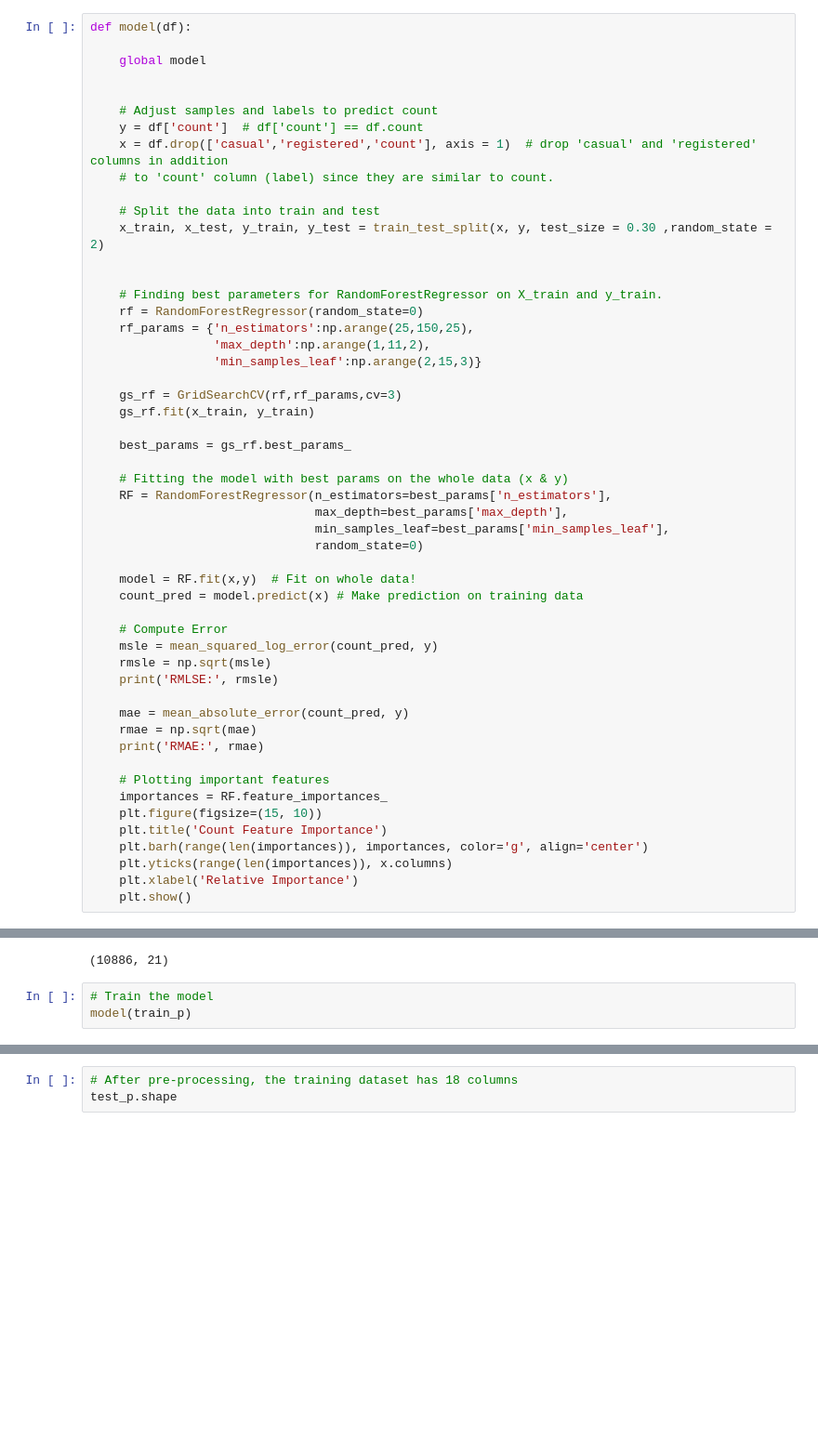
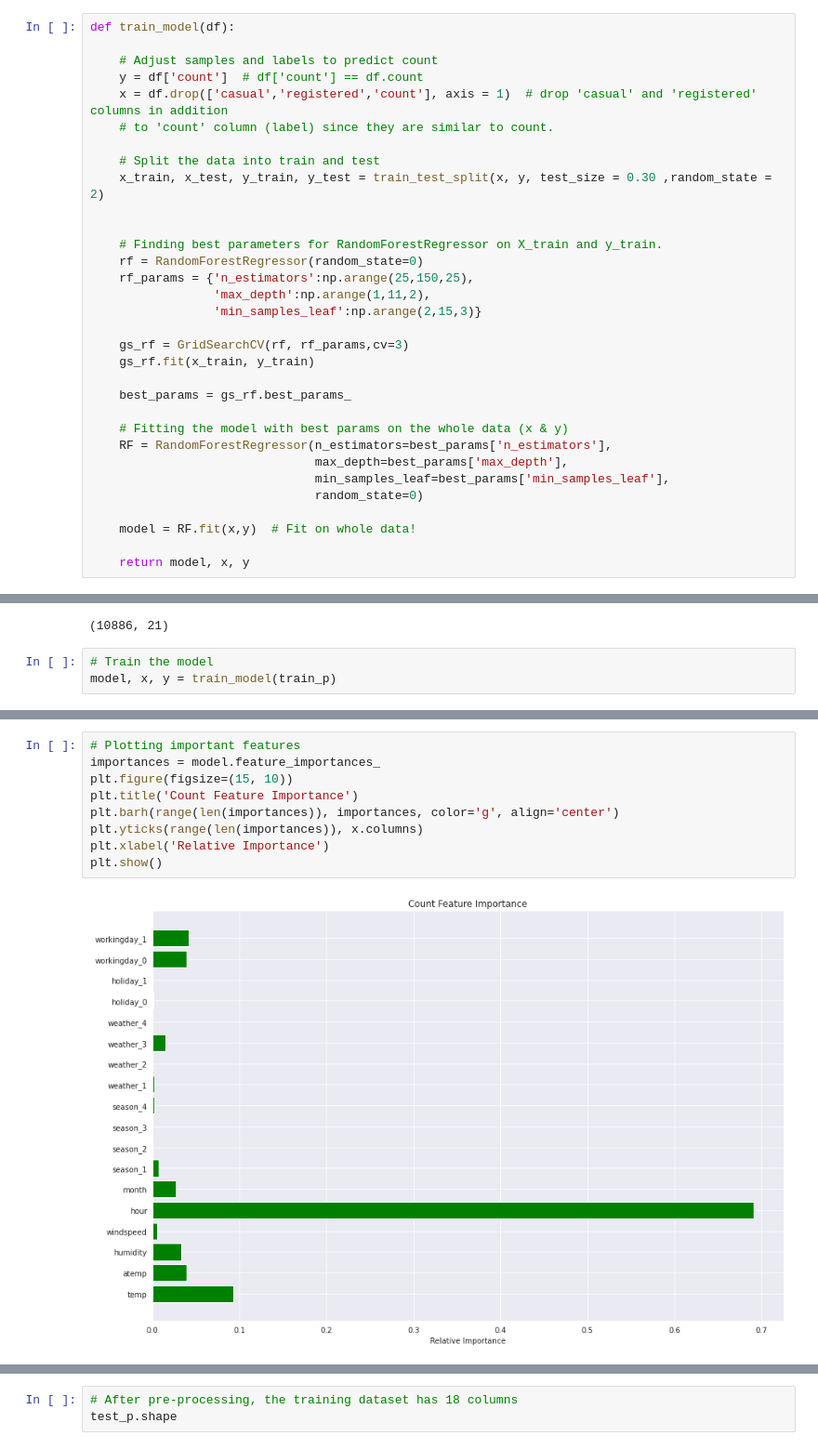
Before and after one commit to nathanlem1/BikeSharingDemandPrediction, a Jupyter notebook: BikeSharingDemandPrediction.ipynb, the cells around one changed output, grey strips where cells are left out. Shown: that part at 93% size. Cells and saved outputs as stored; diff of their text form; blank space fills up the shorter version.

```diff
--- a/BikeSharingDemandPrediction.ipynb
+++ b/BikeSharingDemandPrediction.ipynb
@@ -123,10 +124,7 @@ def pre_processing(df):
 
     return df
 # %%
-def model(df):
-
-    global model
-
+def train_model(df):
 
     # Adjust samples and labels to predict count
     y = df['count']  # df['count'] == df.count
@@ -143,7 +141,7 @@ def model(df):
                  'max_depth':np.arange(1,11,2),
                  'min_samples_leaf':np.arange(2,15,3)}
 
-    gs_rf = GridSearchCV(rf,rf_params,cv=3)
+    gs_rf = GridSearchCV(rf, rf_params,cv=3)
     gs_rf.fit(x_train, y_train)
 
     best_params = gs_rf.best_params_
@@ -155,25 +153,8 @@ def model(df):
                                random_state=0)
 
     model = RF.fit(x,y)  # Fit on whole data!
-    count_pred = model.predict(x) # Make prediction on training data
 
-    # Compute Error
-    msle = mean_squared_log_error(count_pred, y)
-    rmsle = np.sqrt(msle)
-    print('RMLSE:', rmsle)
-
-    mae = mean_absolute_error(count_pred, y)
-    rmae = np.sqrt(mae)
-    print('RMAE:', rmae)
-
-    # Plotting important features
-    importances = RF.feature_importances_
-    plt.figure(figsize=(15, 10))
-    plt.title('Count Feature Importance')
-    plt.barh(range(len(importances)), importances, color='g', align='center')
-    plt.yticks(range(len(importances)), x.columns)
-    plt.xlabel('Relative Importance')
-    plt.show()
+    return model, x, y
 # %%
 # After pre-processing, the training dataset looks like
 train_p = pre_processing(train)
@@ -193,4 +174,4 @@ train_p.shape
 (10886, 21)
 # %%
 # Train the model
-model(train_p)
+model, x, y = train_model(train_p)
@@ -201,3 +203,14 @@ RMAE: 6.760605930215257
+# %%
+# Plotting important features
+importances = model.feature_importances_
+plt.figure(figsize=(15, 10))
+plt.title('Count Feature Importance')
+plt.barh(range(len(importances)), importances, color='g', align='center')
+plt.yticks(range(len(importances)), x.columns)
+plt.xlabel('Relative Importance')
+plt.show()
+# %% [output]
+[figure, added]
 # %%
 # After pre-processing, the test dataset looks like
 test_p = pre_processing(test)
```
Also changed, not shown: parts of 13 cells of this notebook.
